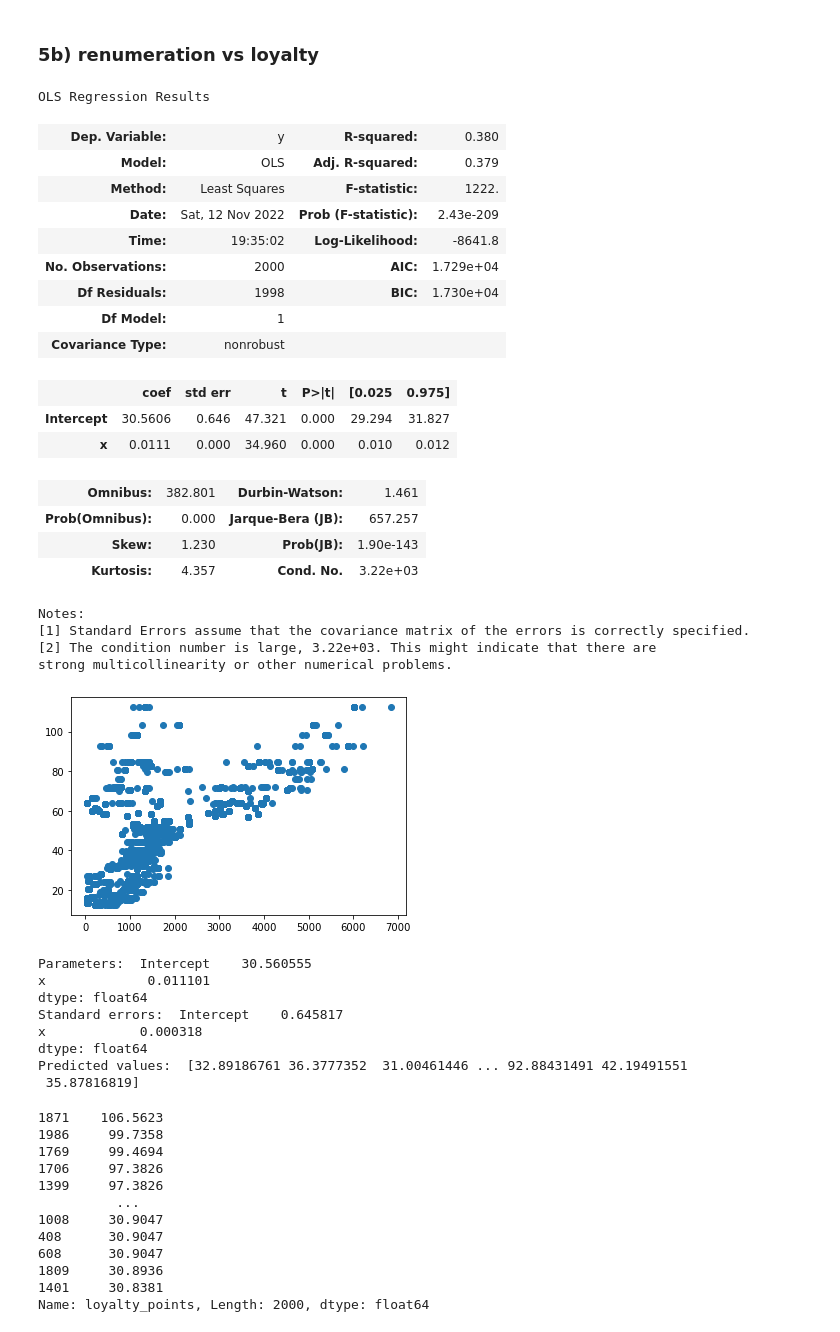
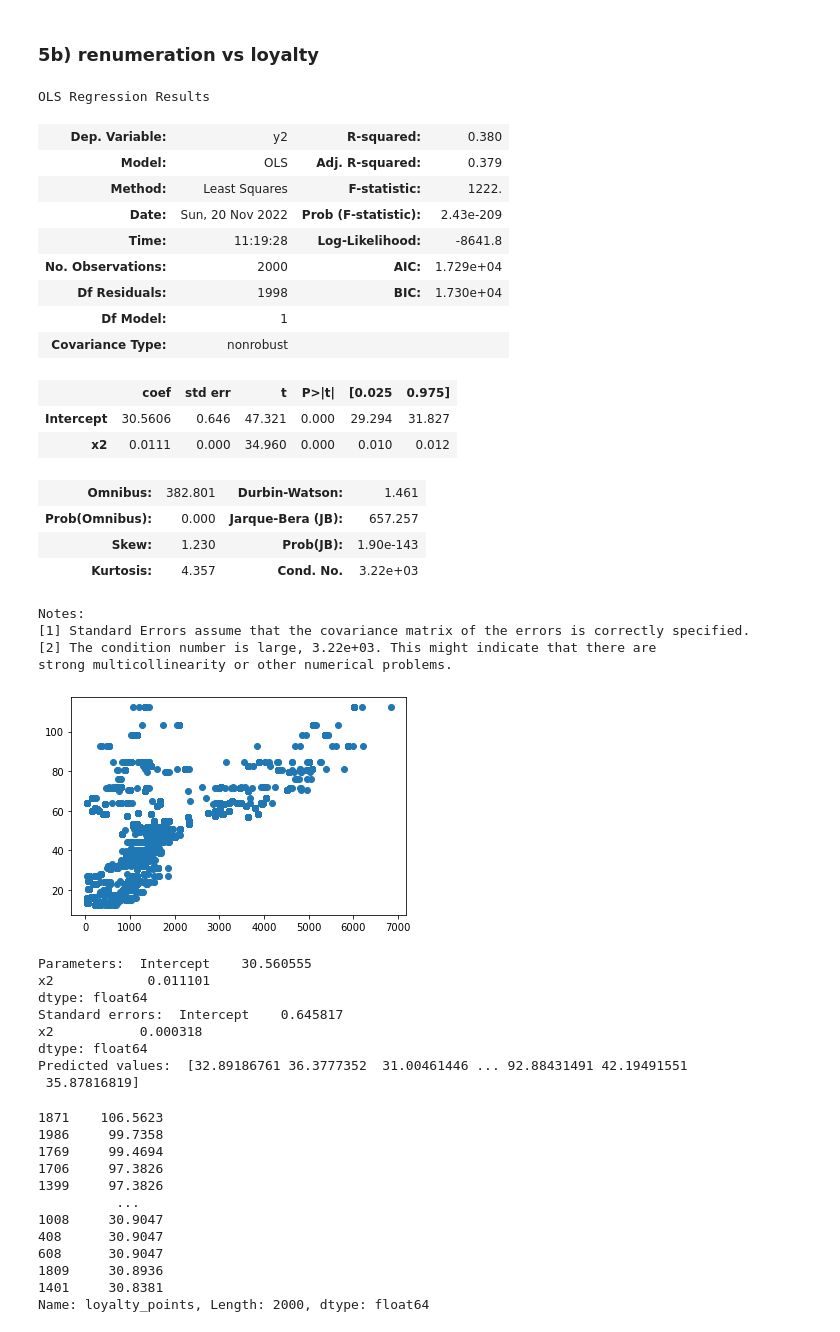
Before and after one commit to mikebenas/LSE_TurtleGames_R_Analysis, a Jupyter notebook: LSE_DA301_Assignment_Python_template.ipynb, the cells around one changed output. Drawn from its saved outputs; the diff is of its cells as text; code cells hidden in the pictures.

```diff
--- a/LSE_DA301_Assignment_Python_template.ipynb
+++ b/LSE_DA301_Assignment_Python_template.ipynb
@@ -287,36 +306,36 @@ plt.show()
 # %% [markdown]
 ### 5b) renumeration vs loyalty
 # %%
-# Independent variable.
-x=reviews['loyalty_points']
+# Independent variable/explanatory.
+x2=reviews['loyalty_points']
 
-# Dependent variable.
-y=reviews['renumeration']
+# Dependent variable/response.
+y2=reviews['renumeration']
 
 # Check for linearity with Matplotlib.
-plt.scatter(x, y)
+plt.scatter(x2, y2)
 
 # OLS model and summary.
 # Create formula and pass through OLS methods.
-f2 = 'y ~ x'
-test2 = ols(f2, data = reviews).fit()
+f2 = 'y2 ~ x2'
+model2 = ols(f2, data = reviews).fit()
 
-# Print the regression table.
-test2.summary()
+# View the output.
+model2.summary()
 # %% [output]
 OLS Regression Results
-| Dep. Variable: | y | R-squared: | 0.380 |
+| Dep. Variable: | y2 | R-squared: | 0.380 |
 | Model: | OLS | Adj. R-squared: | 0.379 |
 | Method: | Least Squares | F-statistic: | 1222. |
-| Date: | Sat, 12 Nov 2022 | Prob (F-statistic): | 2.43e-209 |
-| Time: | 19:35:02 | Log-Likelihood: | -8641.8 |
+| Date: | Sun, 20 Nov 2022 | Prob (F-statistic): | 2.43e-209 |
+| Time: | 11:19:28 | Log-Likelihood: | -8641.8 |
 | No. Observations: | 2000 | AIC: | 1.729e+04 |
 | Df Residuals: | 1998 | BIC: | 1.730e+04 |
 | Df Model: | 1 |  |  |
 | Covariance Type: | nonrobust |  |  |
 |  | coef | std err | t | P>|t| | [0.025 | 0.975] |
 | Intercept | 30.5606 | 0.646 | 47.321 | 0.000 | 29.294 | 31.827 |
-| x | 0.0111 | 0.000 | 34.960 | 0.000 | 0.010 | 0.012 |
+| x2 | 0.0111 | 0.000 | 34.960 | 0.000 | 0.010 | 0.012 |
 | Omnibus: | 382.801 | Durbin-Watson: | 1.461 |
 | Prob(Omnibus): | 0.000 | Jarque-Bera (JB): | 657.257 |
 | Skew: | 1.230 | Prob(JB): | 1.90e-143 |
@@ -328,19 +347,19 @@ strong multicollinearity or other numerical problems.
 [figure]
 # %%
 # Extract the estimated parameters.
-print("Parameters: ", test2.params)
+print("Parameters: ", model2.params)
 
 # Extract the standard errors.
-print("Standard errors: ", test2.bse)
+print("Standard errors: ", model2.bse)
 
 # Extract the predicted values.
-print("Predicted values: ", test2.predict())
+print("Predicted values: ", model2.predict())
 # %% [output]
 Parameters:  Intercept    30.560555
-x             0.011101
+x2            0.011101
 dtype: float64
 Standard errors:  Intercept    0.645817
-x            0.000318
+x2           0.000318
 dtype: float64
 Predicted values:  [32.89186761 36.3777352  31.00461446 ... 92.88431491 42.19491551
  35.87816819]
```
Also changed, not shown: parts of 37 cells of this notebook.
